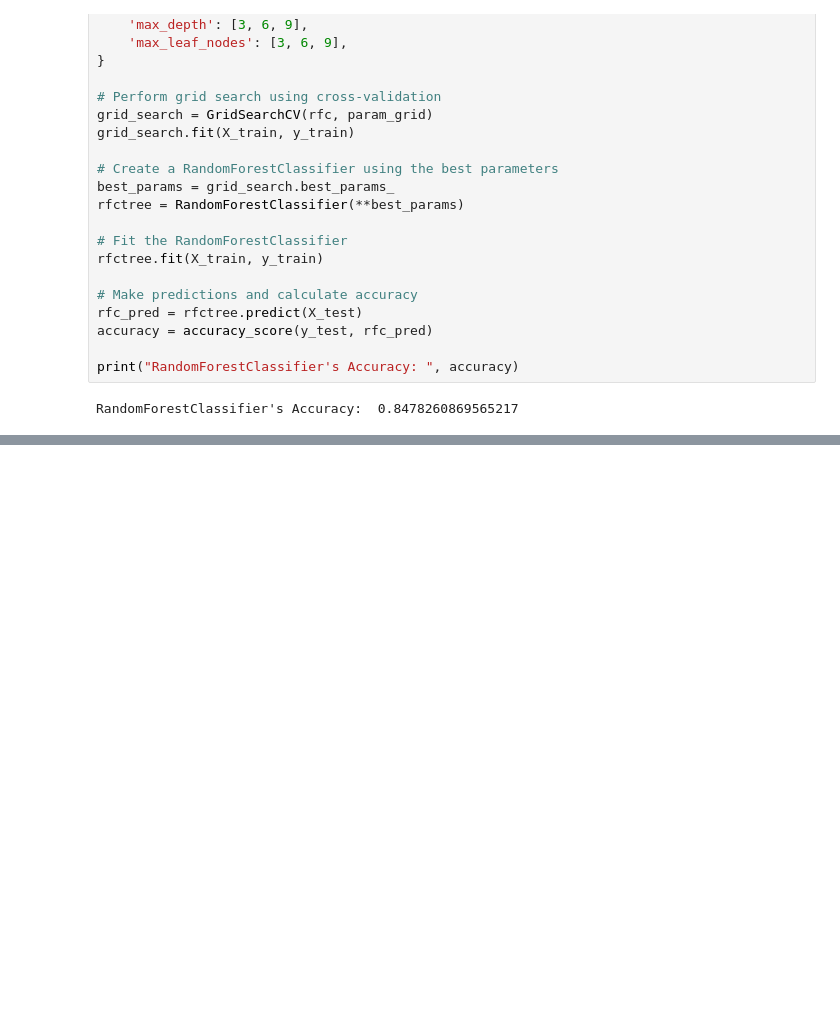
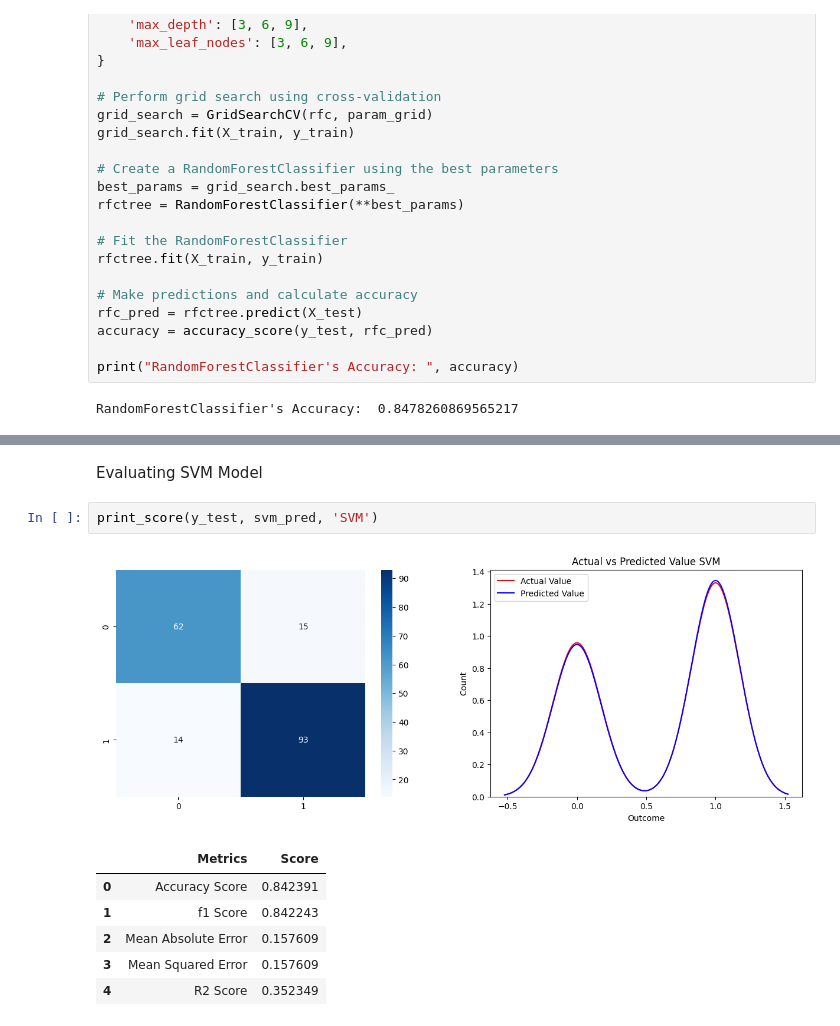
Before and after one commit to Payal2000/HeartDisease-Analysis, a Jupyter notebook: Heart.ipynb, the cells around one changed output, grey strips where cells are left out. Cells and saved outputs as stored; diff of their text form; blank space fills up the shorter version.

```diff
--- a/Heart.ipynb
+++ b/Heart.ipynb
@@ -481,0 +527,12 @@ RandomForestClassifier's Accuracy:  0.8478260869565217
+# %% [markdown]
+Evaluating SVM Model
+# %%
+print_score(y_test, svm_pred, 'SVM')
+# %% [output]
+[figure, added]
+|  | Metrics | Score |
+| 0 | Accuracy Score | 0.842391 |
+| 1 | f1 Score | 0.842243 |
+| 2 | Mean Absolute Error | 0.157609 |
+| 3 | Mean Squared Error | 0.157609 |
+| 4 | R2 Score | 0.352349 |
```
Also changed, not shown: parts of 11 cells of this notebook.
